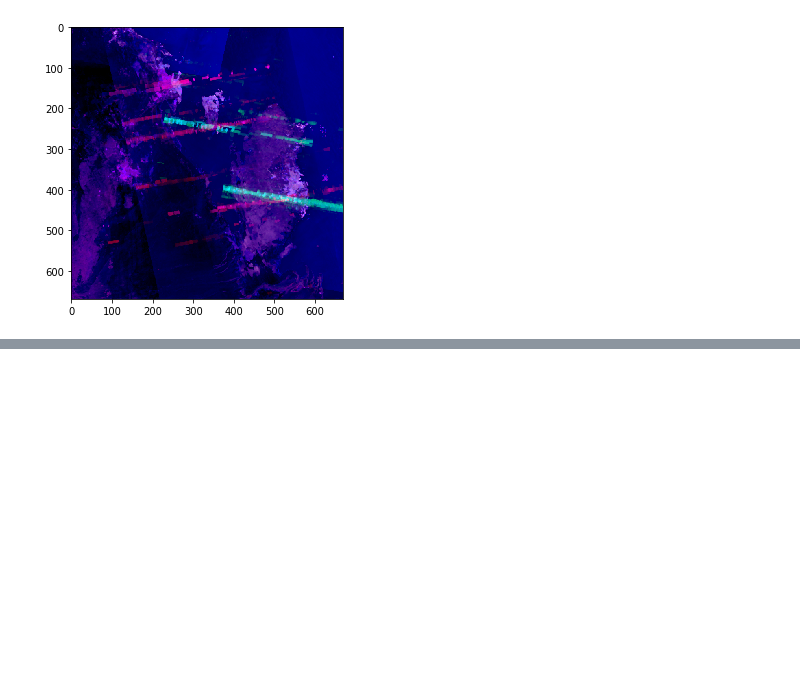
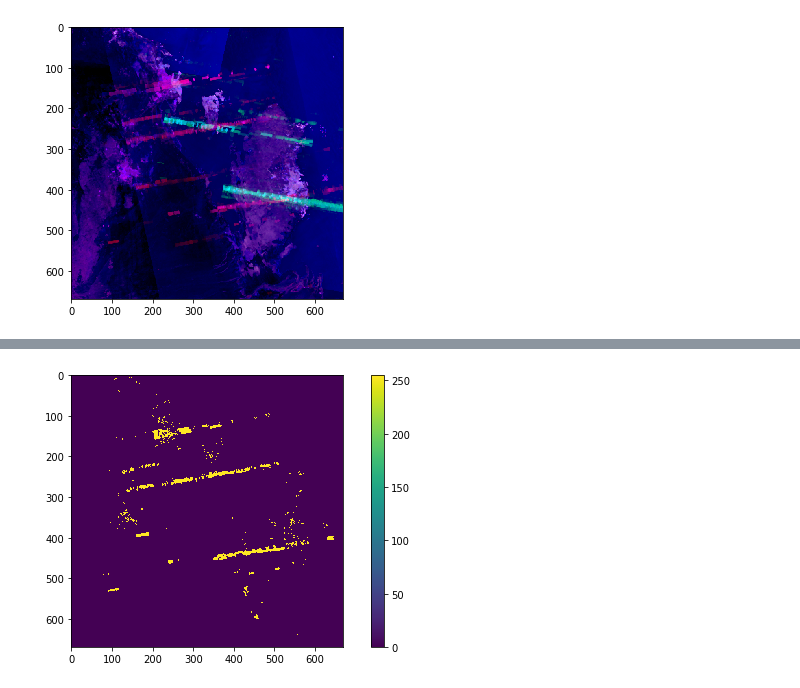
Before and after one commit to rytse/owsf, a Jupyter notebook: process_and_plot.ipynb, the cells around one changed output, grey strips where cells are left out. Drawn from its saved outputs; the diff is of its cells as text; code cells hidden in the pictures; blank space fills up the shorter version.

```diff
--- a/process_and_plot.ipynb
+++ b/process_and_plot.ipynb
@@ -49,44 +49,3 @@ plt.imshow(rgb)
 plt.savefig('img.png', dpi=600)
 # %% [output]
 [figure]
-# %%
-# Load data from tif file
-ds = gdal.Open('./vhExportSmallMin.tif')
-vh_band = ds.GetRasterBand(1)
-vh = vh_band.ReadAsArray()
-vh1_band = ds.GetRasterBand(2)
-vh1 = vh1_band.ReadAsArray()
-vv_band = ds.GetRasterBand(3)
-vv = vv_band.ReadAsArray()
-
-# Strip NaNs (I think these appear where data is redacted)
-vh[np.isnan(vh)]=np.median(vh[np.isfinite(vh)])-np.std(vh[np.isfinite(vh)])
-vh1[np.isnan(vh1)]=np.median(vh1[np.isfinite(vh1)])-np.std(vh1[np.isfinite(vh1)])
-vv[np.isnan(vv)]=np.median(vv[np.isfinite(vv)])-np.std(vv[np.isfinite(vv)])
-
-# Apply the upper and lower cutoffs that Harel Dan applied
-vh[vh < -25] = -25
-vh[vh > 0] = 0
-vh1[vh1 < -20] = -20
-vh1[vh1 > 10] = 10
-vv[vv < -25] = -25
-vv[vv > 0] = 0
-
-# Scale to [0, 255]
-vh = vh - np.min(vh)
-vh = vh / np.max(vh) * 255
-vh1 = vh1 - np.min(vh1)
-vh1 = vh1 / np.max(vh1) * 255
-vv = vv - np.min(vv)
-vv = vv / np.max(vv) * 255
-
-# Plot
-img = np.zeros([vh.shape[0],vh.shape[1],3])
-img[:,:,0] = vh
-img[:,:,1] = vh1
-img[:,:,2] = vv
-r,g,b = cv2.split(img)
-rgb = cv2.merge([r, g, b])
-rgb = rgb.astype(np.uint8)
-plt.imshow(rgb)
-plt.savefig('img.png', dpi=600)
@@ -138,0 +52,6 @@ vvt = processing_chain(vv, 'VV', thresh_val=1.5)
+# %%
+red_m = cv2.inRange(rgb, np.array([110, 0, 0]), np.array([255, 200, 200]))
+plt.imshow(red_m)
+cbar = plt.colorbar()
+# %% [output]
+[figure, added]
```
Also changed, not shown: parts of 5 cells of this notebook, 1 other file.
